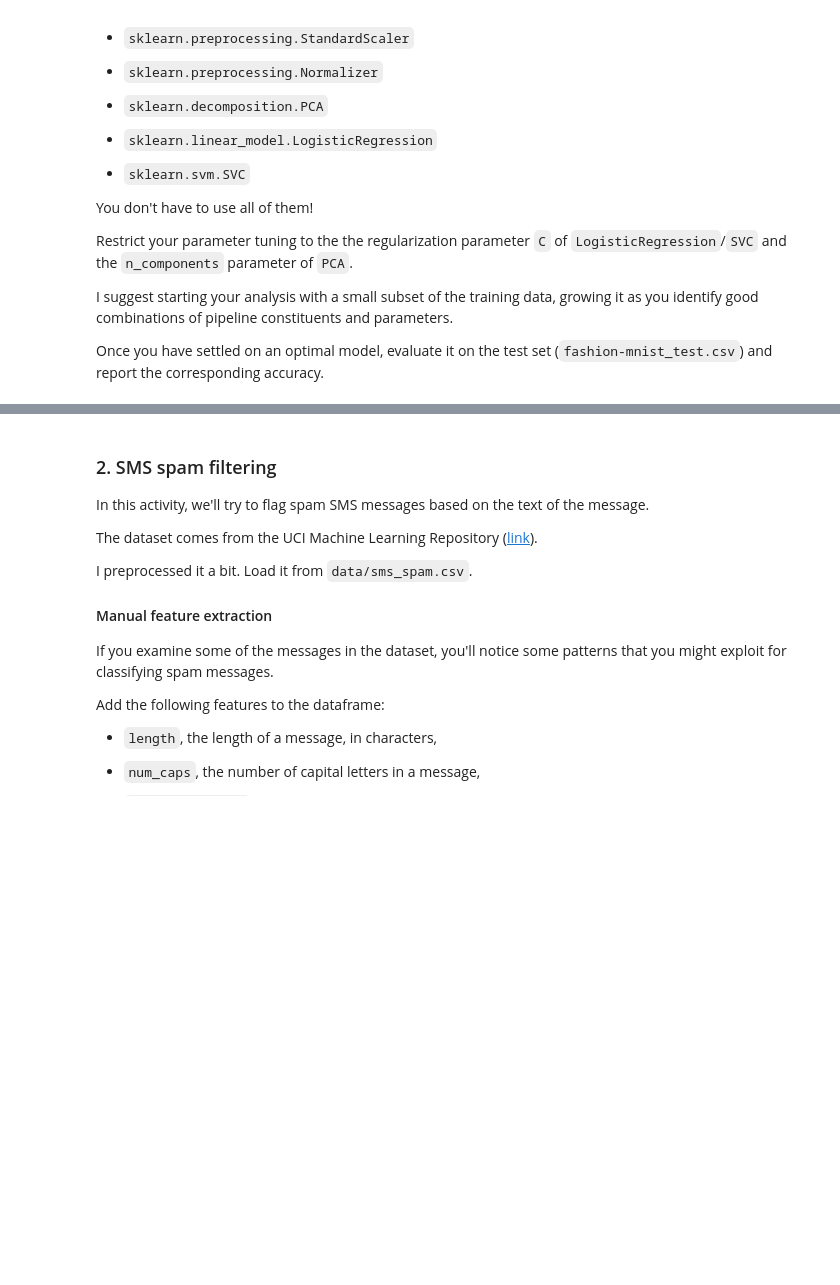
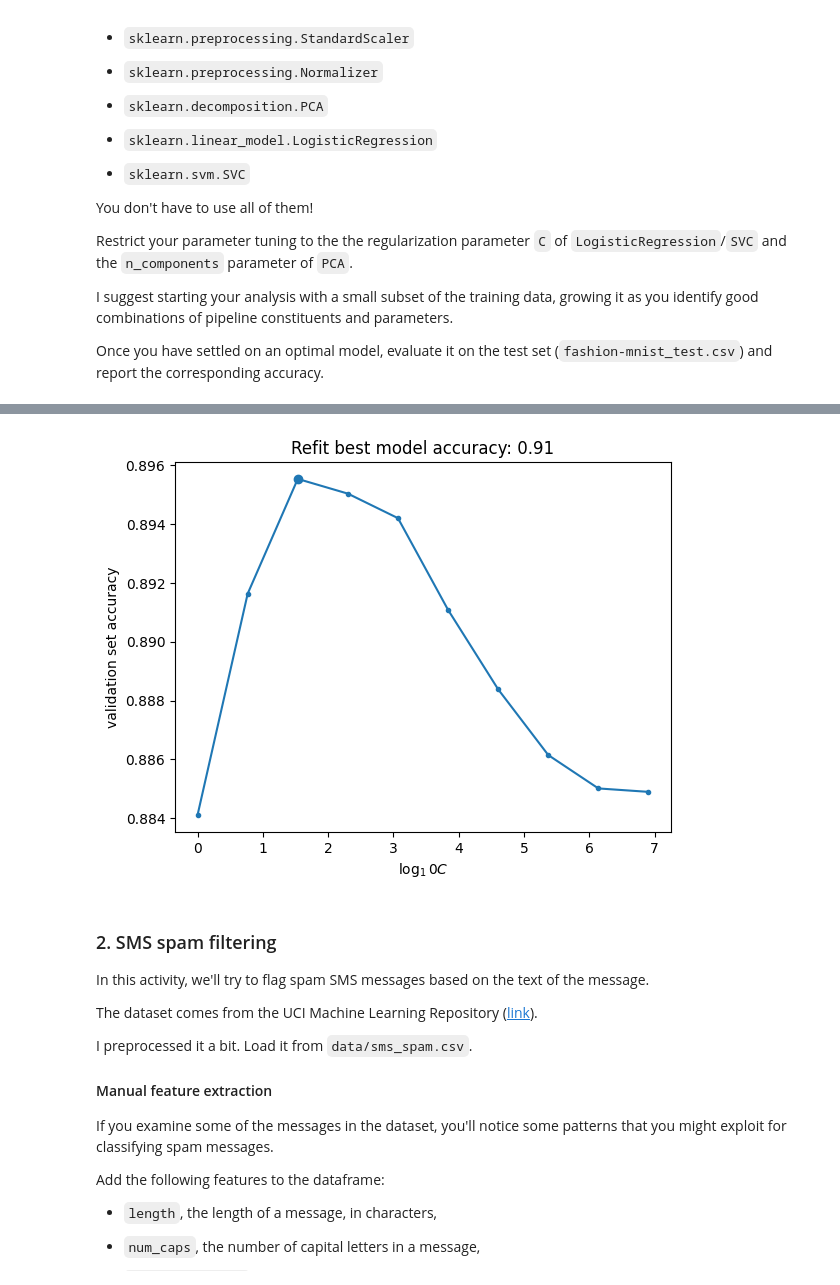
Before and after one commit to mgreenbe/DATA607S2025, a Jupyter notebook: assignment_2.ipynb, the cells around one changed output, grey strips where cells are left out. Cells and saved outputs as stored; diff of their text form; code cells hidden in the pictures; blank space fills up the shorter version.

```diff
--- a/assignment_2.ipynb
+++ b/assignment_2.ipynb
@@ -45,0 +105,15 @@ labels = [
+# %%
+estimator = make_pipeline(Normalizer(), SVC())
+svc__C = np.logspace(0, 3, 10)
+param_grid = {"svc__C": svc__C}
+search = GridSearchCV(
+    estimator=estimator,
+    param_grid=param_grid,
+    scoring="accuracy",
+    cv=2,
+    refit=True,
+    verbose=4,
+    n_jobs=-1,
+)
+search.fit(X, y)
+results = pd.DataFrame(search.cv_results_).sort_values(by="param_svc__C")
@@ -46,3 +138,15 @@ labels = [
+# %%
+refit_acc = accuracy_score(y_test, search.predict(X_test))
+u = results["param_svc__C"]
+v = results["mean_test_score"]
+plt.plot(np.log(u), v, marker="o", markersize=3)
+plt.plot(np.log(search.best_params_["svc__C"]), search.best_score_, "C0o")
+plt.xlabel("$\\log_10 C$")
+plt.ylabel("validation set accuracy")
+plt.title(f"Refit best model accuracy: {refit_acc:.2f}")
+plt.show()
+# %% [output]
+[figure, added]
 # %% [markdown]
 ### 2. SMS spam filtering
 
```
Also changed, not shown: parts of 25 cells of this notebook.
